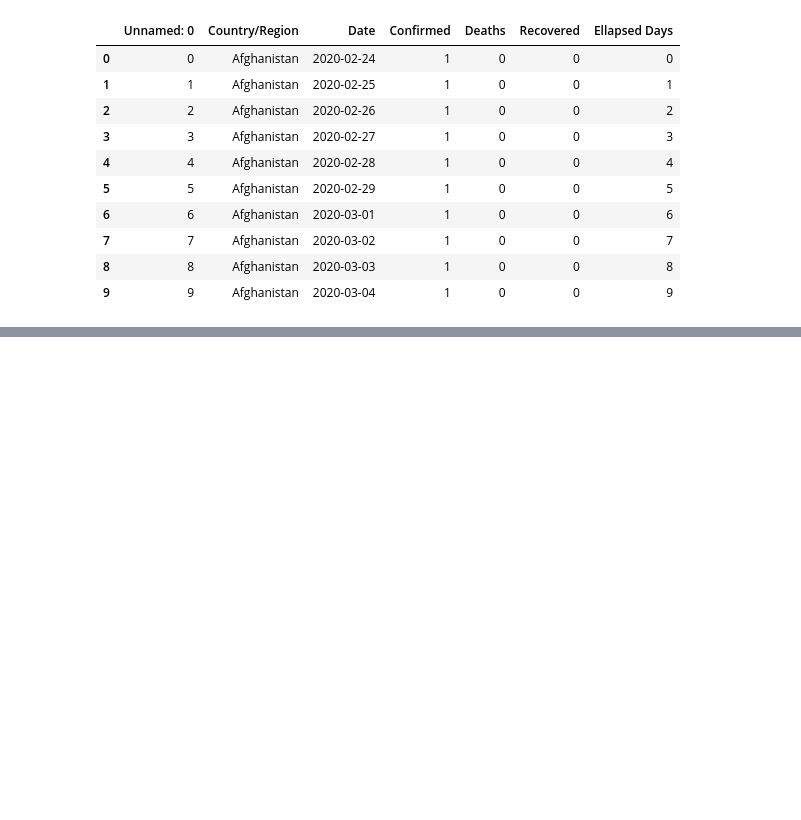
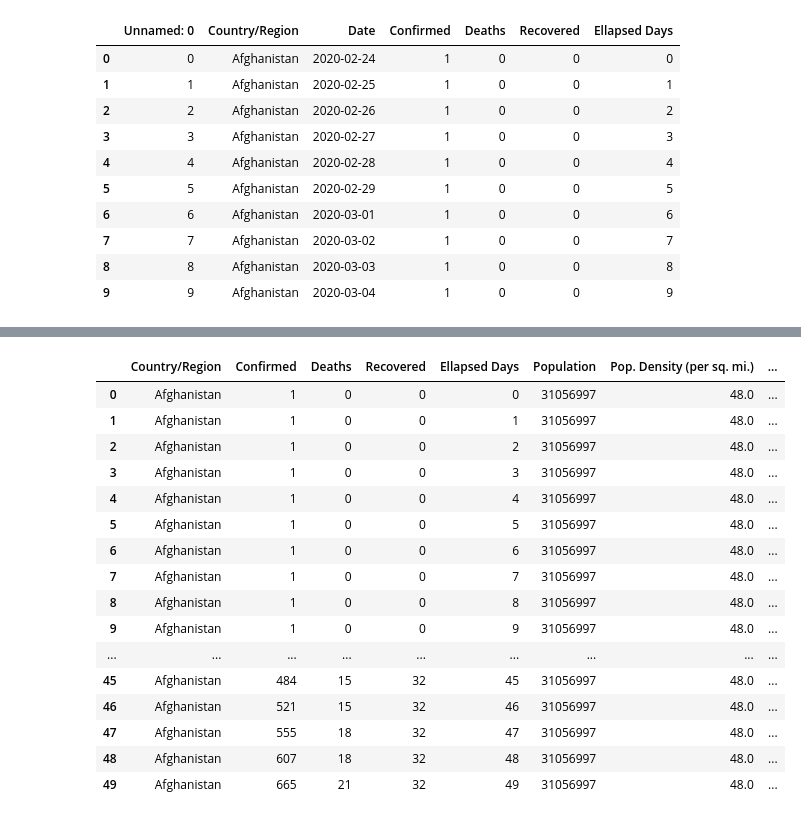
Before and after one commit to filipasenra/FEUP-IART-TP2, a Jupyter notebook: Decision Tree.ipynb, the cells around one changed output, grey strips where cells are left out. Saved outputs shown, nothing was run; the diff lists cells and outputs as text; code cells hidden in the pictures; blank space fills up the shorter version.

Commit message:
Adding previous day values

```diff
--- a/Decision Tree.ipynb
+++ b/Decision Tree.ipynb
@@ -44,8 +46,42 @@ countries_data.head(10)
 # %%
 #Merge the two columns together and drop uncessary columns
 merged_inner = pd.merge(left=covid_data, right=countries_data, left_on='Country/Region', right_on='Country').drop(columns=['Country', 'Date', 'Unnamed: 0_x', 'Unnamed: 0_y'])
 
 #Drop rows with at least one missing value
 merged_inner.dropna(inplace=True)
+
+def createPrevValues(dataset, originalColumnName, commonColumnName, newColumnName):
+    dataset[newColumnName] = dataset.loc[merged_inner[commonColumnName].shift(-1)==dataset[commonColumnName], originalColumnName]
+    dataset[newColumnName] = dataset[newColumnName].shift()
+    dataset[newColumnName].fillna(0, inplace=True)
+
+#Get cases of previous day
+createPrevValues(merged_inner, 'Confirmed', 'Country/Region', 'Prev_Confirmed')
+
+#Get deaths of previous day
+createPrevValues(merged_inner, 'Deaths', 'Country/Region', 'Prev_Deaths')
+
+#Get Recovered of previous day
+createPrevValues(merged_inner, 'Recovered', 'Country/Region', 'Prev_Recovered')
+
+merged_inner.head(50)
+# %% [output]
+|  | Country/Region | Confirmed | Deaths | Recovered | Ellapsed Days | Population | Pop. Density (per sq. mi.) | ... |
+| 0 | Afghanistan | 1 | 0 | 0 | 0 | 31056997 | 48.0 | ... |
+| 1 | Afghanistan | 1 | 0 | 0 | 1 | 31056997 | 48.0 | ... |
+| 2 | Afghanistan | 1 | 0 | 0 | 2 | 31056997 | 48.0 | ... |
+| 3 | Afghanistan | 1 | 0 | 0 | 3 | 31056997 | 48.0 | ... |
+| 4 | Afghanistan | 1 | 0 | 0 | 4 | 31056997 | 48.0 | ... |
+| 5 | Afghanistan | 1 | 0 | 0 | 5 | 31056997 | 48.0 | ... |
+| 6 | Afghanistan | 1 | 0 | 0 | 6 | 31056997 | 48.0 | ... |
+| 7 | Afghanistan | 1 | 0 | 0 | 7 | 31056997 | 48.0 | ... |
+| 8 | Afghanistan | 1 | 0 | 0 | 8 | 31056997 | 48.0 | ... |
+| 9 | Afghanistan | 1 | 0 | 0 | 9 | 31056997 | 48.0 | ... |
+| ... | ... | ... | ... | ... | ... | ... | ... | ... |
+| 45 | Afghanistan | 484 | 15 | 32 | 45 | 31056997 | 48.0 | ... |
+| 46 | Afghanistan | 521 | 15 | 32 | 46 | 31056997 | 48.0 | ... |
+| 47 | Afghanistan | 555 | 18 | 32 | 47 | 31056997 | 48.0 | ... |
+| 48 | Afghanistan | 607 | 18 | 32 | 48 | 31056997 | 48.0 | ... |
+| 49 | Afghanistan | 665 | 21 | 32 | 49 | 31056997 | 48.0 | ... |
 # %%
 #Get set with the values that the model receives
```
Also changed, not shown: parts of 6 cells of this notebook, 1 other file.
